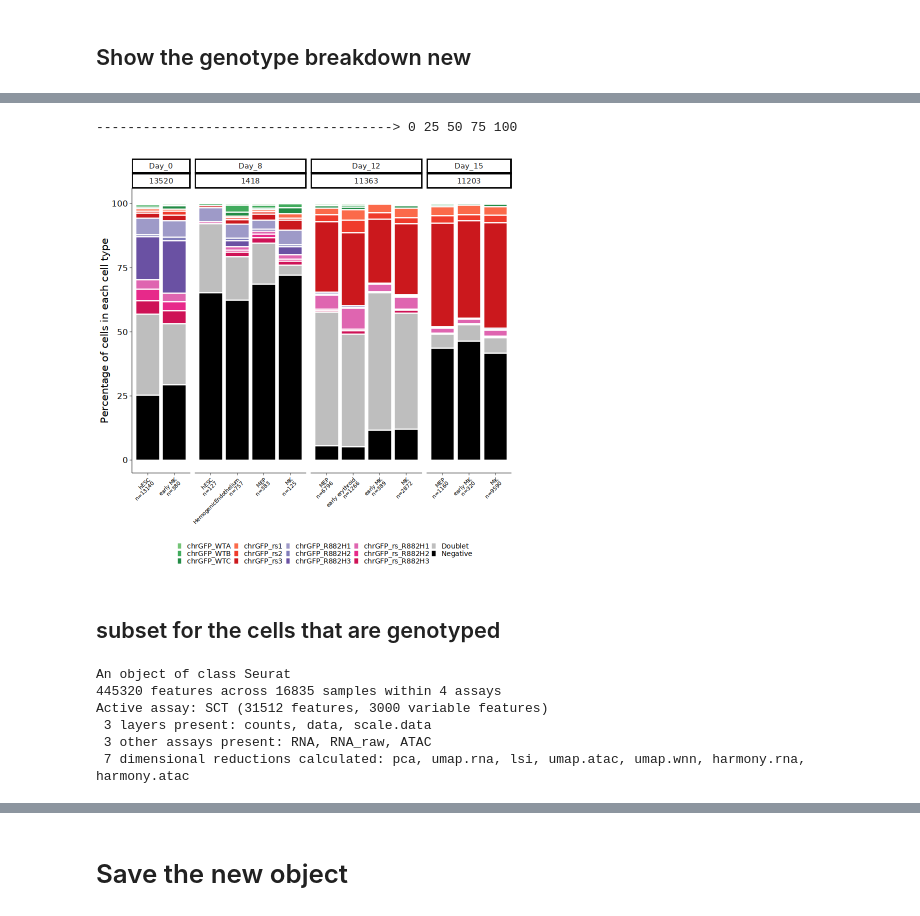
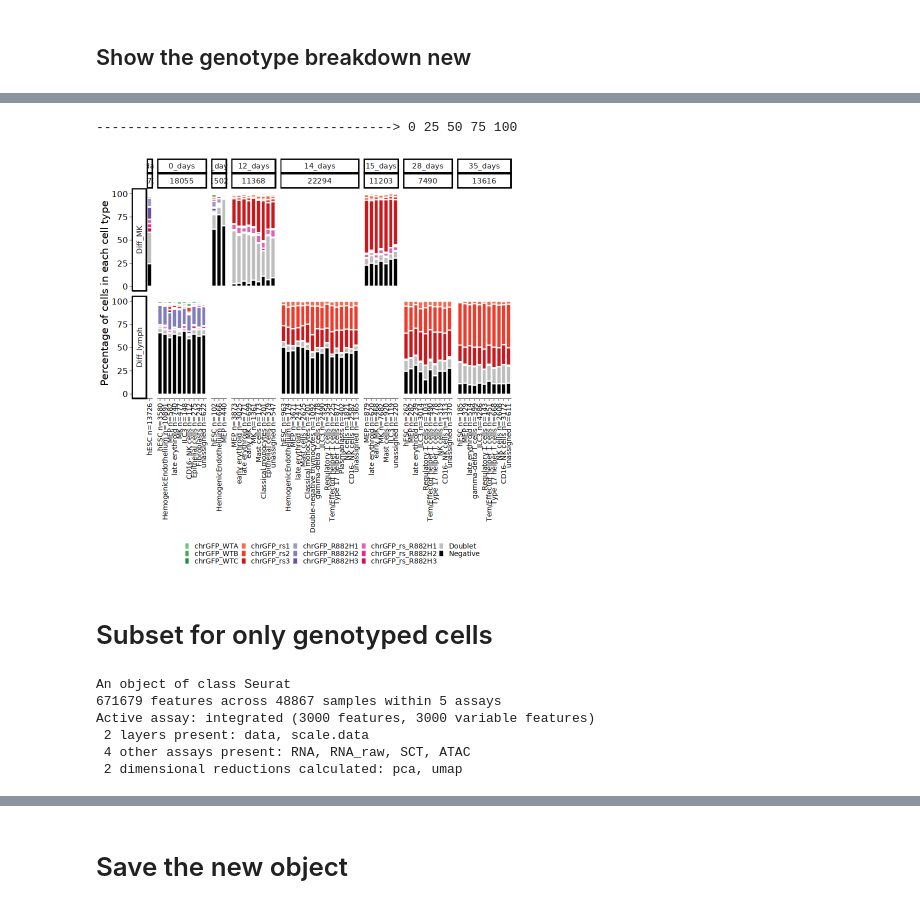
Before and after one commit to manueltar/Multiome_complete_processing, a Jupyter notebook: Jupyter_notebooks/notebook_to_assign_barcodes.ipynb, the cells around one changed output, grey strips where cells are left out. Drawn from its saved outputs; the diff is of its cells as text; code cells hidden in the pictures.

```diff
--- a/Jupyter_notebooks/notebook_to_assign_barcodes.ipynb
+++ b/Jupyter_notebooks/notebook_to_assign_barcodes.ipynb
@@ -1104,4 +1806,5 @@ Freq.table<-as.data.frame(met.dt[,.(Freq=.N),by=key(met.dt)], stringsAsFactors=F
 # %%
-met.dt<-data.table(met, key=c("time_point","current_anot"))
+met.dt<-data.table(met, key=c("time_point","Integrated_annotation","Diff"))
 Freq.TOTAL<-as.data.frame(met.dt[,.(TOTAL=.N),by=key(met.dt)], stringsAsFactors=F)
-#Freq.TOTAL
+
+str(Freq.TOTAL)
@@ -1108,7 +1817,7 @@ Freq.TOTAL<-as.data.frame(met.dt[,.(TOTAL=.N),by=key(met.dt)], stringsAsFactors=
 # %%
 Freq.table<-merge(Freq.table,
                   Freq.TOTAL,
-                  by=c("time_point","current_anot"))
+                  by=c("time_point","Integrated_annotation","Diff"))
 Freq.table$Perc<-round((100*(Freq.table$Freq/Freq.table$TOTAL)),2)
 
 #Freq.table
@@ -1125,9 +1835,6 @@ str(Freq.table)
 # %%
-met.dt<-data.table(met, key=c("time_point"))
+met.dt<-data.table(met, key=c("time_point","Diff"))
 Freq.time_point<-as.data.frame(met.dt[,.(ntime=.N),by=key(met.dt)], stringsAsFactors=F)
 
-Freq.table<-merge(Freq.table,
-                  Freq.time_point,
-                  by="time_point")
 
-#Freq.table
+str(Freq.time_point)
@@ -1145,4 +1846,6 @@ str(Freq.table)
 # %%
-Freq.TOTAL<-merge(Freq.TOTAL,
+Freq.table<-merge(Freq.table,
                   Freq.time_point,
-                  by="time_point")
+                  by=c("time_point","Diff"))
+
+str(Freq.table)
@@ -1167,5 +1890,5 @@ library(cowplot)
 # %%
-#### Stacked Graph #2---------------
+#### Stacked Graph #1---------------
 
   breaks.Rank<-(seq(0,100,by=25))
   labels.Rank<-as.character(breaks.Rank)
@@ -1176,9 +1899,9 @@ library(cowplot)
 
 
   stacked_barplot<-Freq.table_filtered %>%
-    mutate(myaxis = paste0(current_anot, "\n", "n=", TOTAL), drop=F) %>%
-    mutate(myaxis=fct_reorder(myaxis,as.numeric(current_anot)), drop=F) %>%
-    ggplot(aes(x=myaxis, y=Perc, fill=Assigned_GFPbc_integral)) +
+    mutate(myaxis = paste0(Integrated_annotation, " ", "n=", TOTAL), drop=F) %>%
+    mutate(myaxis=fct_reorder(myaxis,as.numeric(Integrated_annotation)), drop=F) %>%
+    ggplot(aes(x=myaxis, y=Perc, fill=integrative_genotyping)) +
     geom_bar(stat="identity",colour='white')+
     scale_y_continuous(name=paste("Percentage of cells in each cell type",sep=" "),breaks=breaks.Rank,labels=labels.Rank,
                        limits=c(breaks.Rank[1],breaks.Rank[length(breaks.Rank)]+1))+
@@ -1188,38 +1911,39 @@ library(cowplot)
 
  stacked_barplot<-stacked_barplot+
     theme_cowplot(font_size = 2)+
-    facet_grid(. ~ time_point+ntime, scales='free_x', space='free_x', switch="y", labeller=labeller(paste0(Freq.table_filtered$time_point, "\n", "n=", Freq.table_filtered$ntime)))+
-    scale_x_discrete(name="current_anot", drop=T)+
+    facet_grid(Diff ~ time_point+ntime, scales='free_x', space='free_x', switch="y",
+               labeller=labeller(paste0(Freq.table_filtered$time_point, "\n", "n=", Freq.table_filtered$ntime, drop=T)))+
+    scale_x_discrete(name="Integrated_annotation", drop=T)+
     theme( strip.background = element_blank(),
            strip.placement = "outside",
            strip.text = element_text(size=6),
            panel.spacing = unit(0.2, "lines"),
            panel.background=element_rect(fill="white"),
            panel.border=element_rect(colour="white",size=0,5),
            panel.grid.major = element_blank(),
            panel.grid.minor = element_blank())+
         theme_classic()+
             theme(axis.title.y=element_text(size=12, color="black", family="sans"),
                   axis.title.x=element_blank(),
                   axis.text.y=element_text(angle=0,size=10, color="black", family="sans"),
-                  axis.text.x=element_text(angle=45,size=6,vjust=1,hjust=1,color="black", family="sans"),
+                  axis.text.x=element_text(angle=90,size=8,hjust=1,vjust=0.5,color="black", family="sans"),
                   axis.line.x = element_line(size = 0.2),
                   axis.ticks.x = element_line(size = 0.2),
                   axis.ticks.y = element_line(size = 0.2),
                   axis.line.y = element_line(size = 0.2))+
             theme(legend.title = element_blank(),
                   legend.text = element_text(size=8, color="black", family="sans"),
                   legend.key.size = unit(0.25, 'cm'), #change legend key size
                   legend.key.height = unit(0.25, 'cm'), #change legend key height
                   legend.key.width = unit(0.25, 'cm'), #change legend key width
                   legend.position="bottom")
 
 
 
 stacked_barplot
 # %% [output]
 --------------------------------------> 0 25 50 75 100
-[figure, old version]
+[figure, new version]
 # %%
 setwd(path_graphs)
 
@@ -1234,15 +1958,15 @@ if (makesvg == TRUE)
 }
-# %% [markdown]
-## subset for the cells that are genotyped
+# %% [markdown]
+# Subset for only genotyped cells
 # %%
-adata_sub<-subset(adata, Assigned_GFPbc_integral != "Doublet" & Assigned_GFPbc_integral != "Negative")
+adata_sub<-subset(adata, integrative_genotyping != "Doublet" & integrative_genotyping != "Negative")
 adata_sub
 # %% [output]
 An object of class Seurat
-445320 features across 16835 samples within 4 assays
-Active assay: SCT (31512 features, 3000 variable features)
- 3 layers present: counts, data, scale.data
- 3 other assays present: RNA, RNA_raw, ATAC
- 7 dimensional reductions calculated: pca, umap.rna, lsi, umap.atac, umap.wnn, harmony.rna, harmony.atac
+671679 features across 48867 samples within 5 assays
+Active assay: integrated (3000 features, 3000 variable features)
+ 2 layers present: data, scale.data
+ 4 other assays present: RNA, RNA_raw, SCT, ATAC
+ 2 dimensional reductions calculated: pca, umap
 # %%
 met<-droplevels(adata_sub[[]])
```
Also changed, not shown: parts of 288 cells of this notebook, 1 other file.
